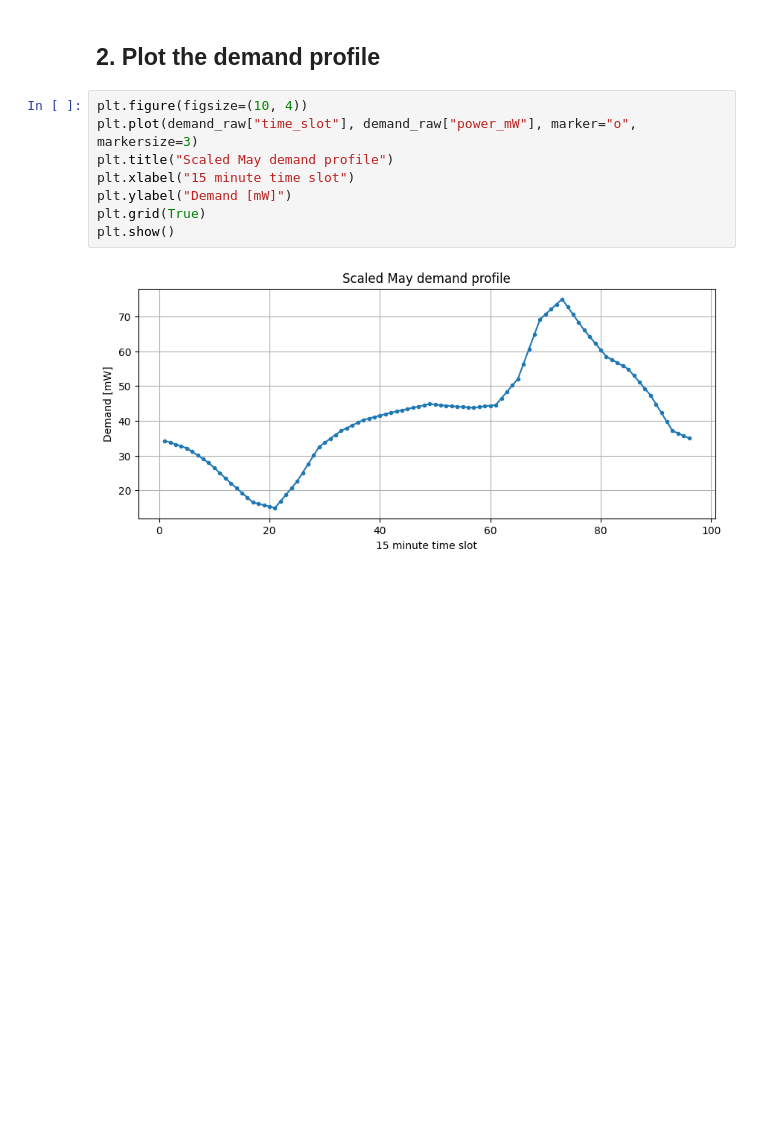
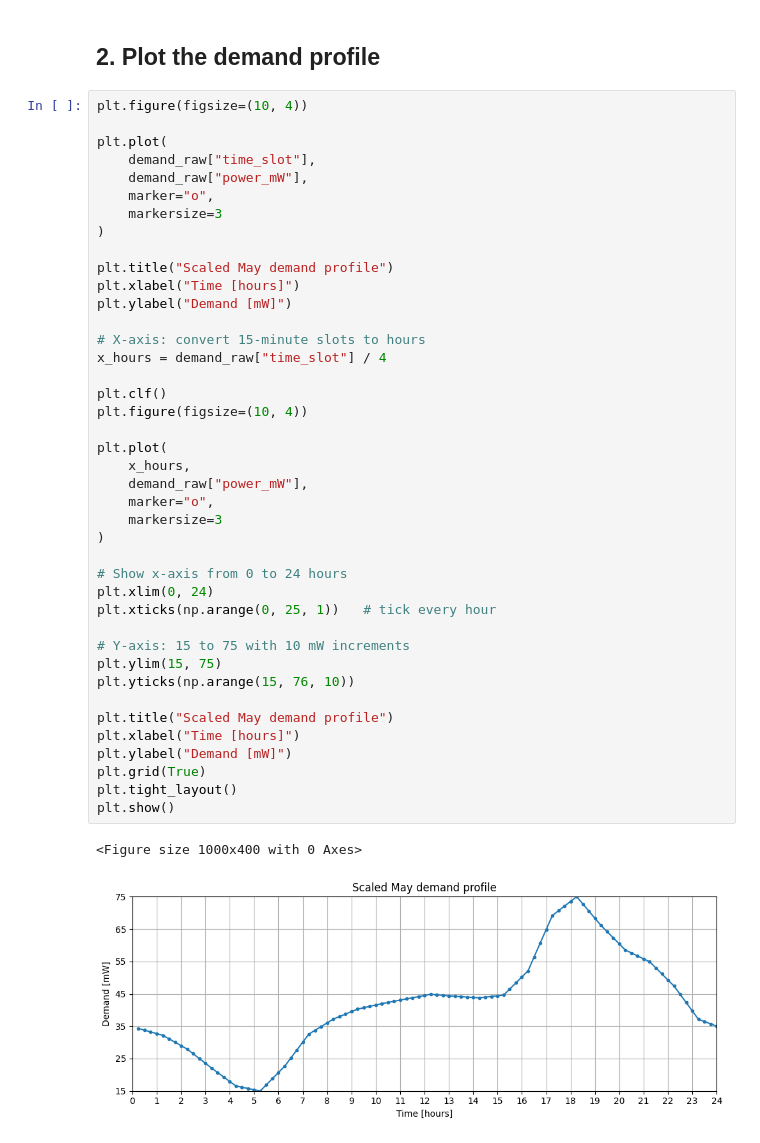
Before and after one commit to MatildeMGM/Bachelor, a Jupyter notebook: control_parameters_new/demand/demand_curve_plot.ipynb, the cells around one changed output. Saved outputs shown, nothing was run; the diff lists cells and outputs as text; blank space fills up the shorter version.

Commit message:
scaled demand plot fix

```diff
--- a/control_parameters_new/demand/demand_curve_plot.ipynb
+++ b/control_parameters_new/demand/demand_curve_plot.ipynb
@@ -46,13 +46,47 @@ Rows: 96
 | max | 96.000000 | 75.000000 |
 # %% [markdown]
 ## 2. Plot the demand profile
-# %%
-plt.figure(figsize=(10, 4))
-plt.plot(demand_raw["time_slot"], demand_raw["power_mW"], marker="o", markersize=3)
-plt.title("Scaled May demand profile")
-plt.xlabel("15 minute time slot")
-plt.ylabel("Demand [mW]")
-plt.grid(True)
-plt.show()
-# %% [output]
-[figure, removed]
+# %%
+plt.figure(figsize=(10, 4))
+
+plt.plot(
+    demand_raw["time_slot"],
+    demand_raw["power_mW"],
+    marker="o",
+    markersize=3
+)
+
+plt.title("Scaled May demand profile")
+plt.xlabel("Time [hours]")
+plt.ylabel("Demand [mW]")
+
+# X-axis: convert 15-minute slots to hours
+x_hours = demand_raw["time_slot"] / 4
+
+plt.clf()
+plt.figure(figsize=(10, 4))
+
+plt.plot(
+    x_hours,
+    demand_raw["power_mW"],
+    marker="o",
+    markersize=3
+)
+
+# Show x-axis from 0 to 24 hours
+plt.xlim(0, 24)
+plt.xticks(np.arange(0, 25, 1))   # tick every hour
+
+# Y-axis: 15 to 75 with 10 mW increments
+plt.ylim(15, 75)
+plt.yticks(np.arange(15, 76, 10))
+
+plt.title("Scaled May demand profile")
+plt.xlabel("Time [hours]")
+plt.ylabel("Demand [mW]")
+plt.grid(True)
+plt.tight_layout()
+plt.show()
+# %% [output]
+<Figure size 1000x400 with 0 Axes>
+[figure, added]
```
Also changed, not shown: 1 other file.
